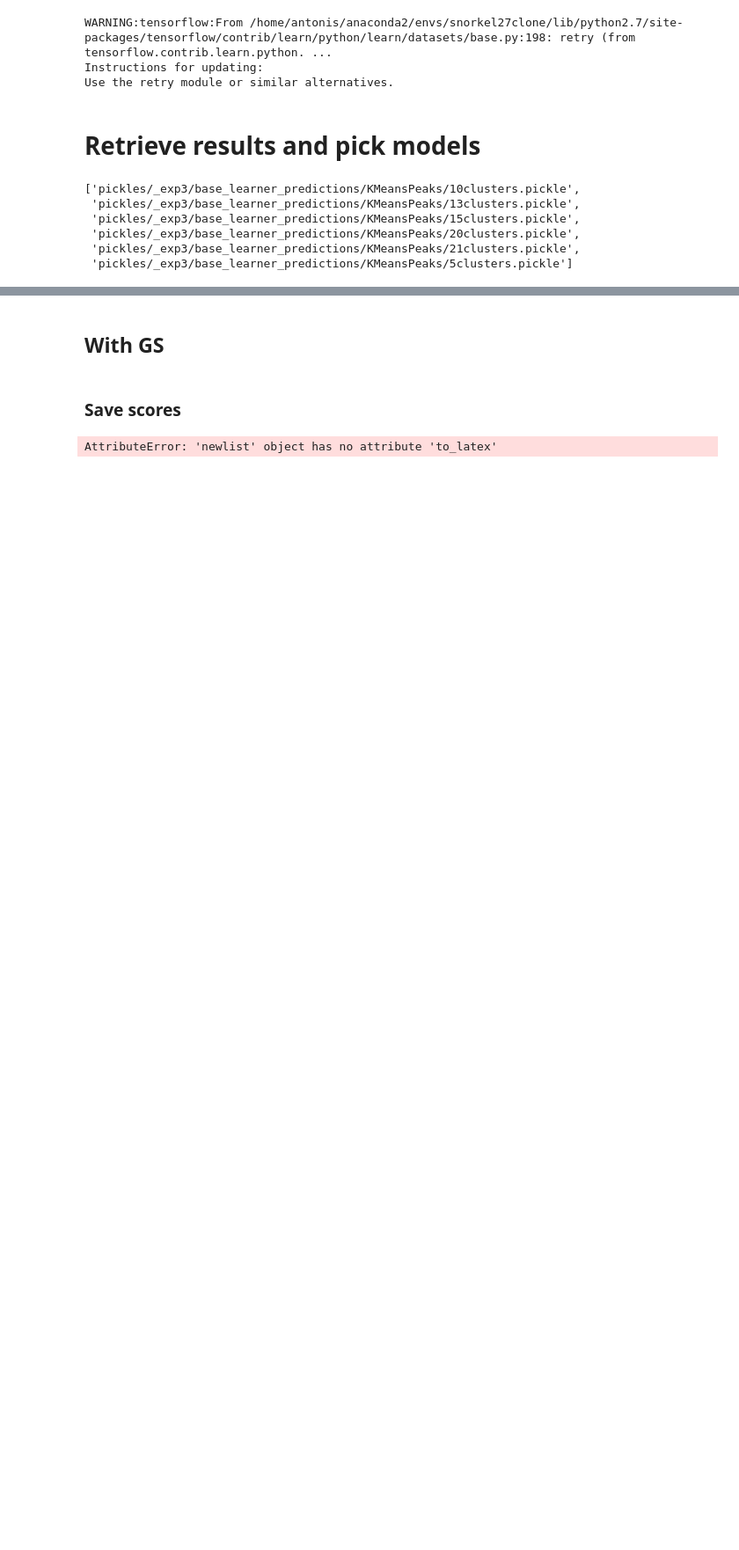
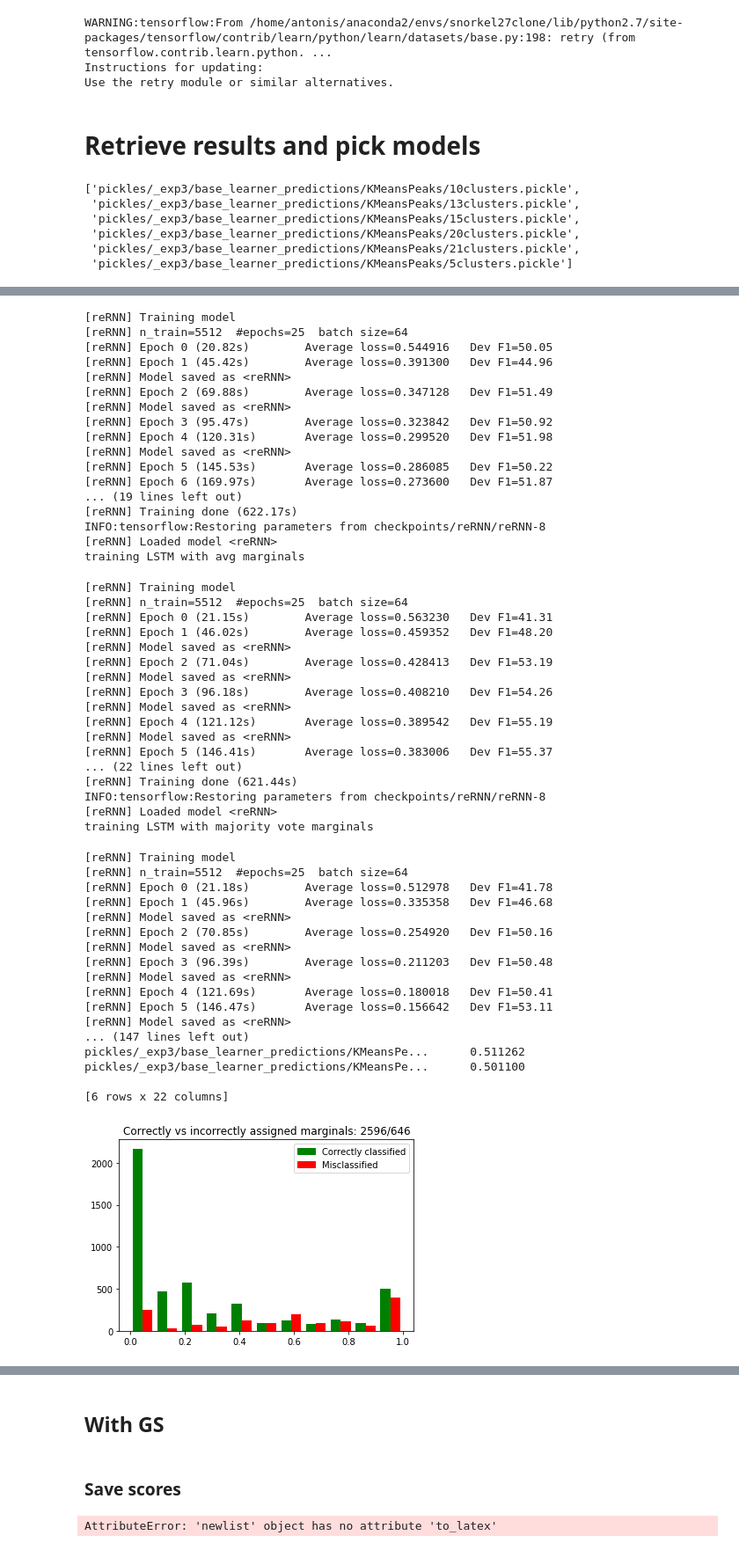
Before and after one commit to littlewine/snorkel-ml, a Jupyter notebook: my-code/benchmarking n_clusters.ipynb, the cells around one changed output, grey strips where cells are left out. Shown at 88% size. Cells and saved outputs as stored; diff of their text form; code cells hidden in the pictures; blank space fills up the shorter version.

Commit message:
run benchmark for 5,10,13,15,20,21 classif

```diff
--- a/my-code/benchmarking n_clusters.ipynb
+++ b/my-code/benchmarking n_clusters.ipynb
@@ -80,11 +80,11 @@ test_scores['n_classif'] = list(map(lambda x: x.split('/')[-1] ,test_scores.inde
 # %%
 result_dict_file = l[0]
 # %%
-for result_dict_file in l:
+for result_dict_file in l[3:]:
     print "\n\n*******************\n\n"
     with open(result_dict_file, 'rb') as f:
         results_dict = pickle.load(f)
-    print 'Loaded:\n',
+    print 'Loaded %i classifiers:\n'%len(results_dict.keys())
     print results_dict.keys()
 
     selected_models = results_dict.keys()
@@ -129,11 +129,12 @@ for result_dict_file in l:
 
 
     #** Average voting **
+    print "Average weighting vote"
     error_analysis(L_dev, L_gold_dev, average_voting=True,  save_name=result_dict_file+'AvgV.png')
 
 
     # Denoising part
-
+    print "Dependency selector"
     ## Find dependencies between LFs
     ds = DependencySelector()
 
@@ -146,13 +147,14 @@ for result_dict_file in l:
     print "Maximum nr of dependencies: %i" %len(list(combinations(L_dev.col_index.values(),2)))
 
     # GM training
-
+    print "GM training . . . "
 
 
     # without HyperParam search
     gen_model = GenerativeModel()
     gen_model.train(L_unlab)
     test_scores.loc[result_dict_file, 'GM_default_P'], test_scores.loc[result_dict_file, 'GM_default_R'], test_scores.loc[result_dict_file, 'GM_default_F1'] = majority_vote_score(L_test, L_gold_test)
+    error_analysis(L_dev, L_gold_dev, gen_model=gen_model,  save_name=result_dict_file+'GM_default.png')
     unlab_marginals_gen_default = gen_model.marginals(L_unlab)
 
     #** Hyperparameter search **
@@ -175,7 +177,7 @@ for result_dict_file in l:
     searcher = RandomSearch(GenerativeModel, param_ranges,  L_unlab, model_class_params = model_class_params , n=24 )
 
     gen_model, run_stats = searcher.fit(L_dev, L_gold_dev, n_threads=6 )
-
+    error_analysis(L_dev, L_gold_dev, gen_model=gen_model,  save_name=result_dict_file+'GM_hyperparam.png')
     test_scores.loc[result_dict_file, 'GM_hyperp_P'], test_scores.loc[result_dict_file, 'GM_hyperp_R'], test_scores.loc[result_dict_file, 'GM_hyperp_F1'] = gen_model.score(L_test, L_gold_test)
 
     # Save marginals and proceed to LSTM training
@@ -213,14 +215,14 @@ for result_dict_file in l:
     test_scores.loc[result_dict_file, 'LSTM + GM_P'], test_scores.loc[result_dict_file, 'LSTM + GM_R'], test_scores.loc[result_dict_file, 'LSTM + GM_F1'] = lstm.score(test, L_gold_test)
 
     #** with averaging marginals **
-    print "training LSTM with avg marginals (default params)"
+    print "training LSTM with avg marginals"
     lstm = reRNN(seed=1701)
     lstm.train(unlab, unlab_marginals_avg , X_dev=dev, Y_dev=L_gold_dev,  dev_ckpt_delay=0, **train_kwargs)
 
     test_scores.loc[result_dict_file, 'LSTM + AvgV_P'], test_scores.loc[result_dict_file, 'LSTM + AvgV_R'], test_scores.loc[result_dict_file, 'LSTM + AvgV F1'] = lstm.score(test, L_gold_test)
 
     lstm = reRNN(seed=1701)
-    print "training LSTM with majority vote marginals (default params)"
+    print "training LSTM with majority vote marginals"
     lstm.train(unlab, unlab_marginals_maj , X_dev=dev, Y_dev=L_gold_dev, dev_ckpt_delay=0, **train_kwargs)
 
     test_scores.loc[result_dict_file, 'LSTM + MV_P'], test_scores.loc[result_dict_file, 'LSTM + MV_R'], test_scores.loc[result_dict_file, 'LSTM + MV_F1'] = lstm.score(test, L_gold_test)
@@ -239,0 +401,52 @@ Loaded:
+[reRNN] Training model
+[reRNN] n_train=5512  #epochs=25  batch size=64
+[reRNN] Epoch 0 (20.82s)        Average loss=0.544916   Dev F1=50.05
+[reRNN] Epoch 1 (45.42s)        Average loss=0.391300   Dev F1=44.96
+[reRNN] Model saved as <reRNN>
+[reRNN] Epoch 2 (69.88s)        Average loss=0.347128   Dev F1=51.49
+[reRNN] Model saved as <reRNN>
+[reRNN] Epoch 3 (95.47s)        Average loss=0.323842   Dev F1=50.92
+[reRNN] Epoch 4 (120.31s)       Average loss=0.299520   Dev F1=51.98
+[reRNN] Model saved as <reRNN>
+[reRNN] Epoch 5 (145.53s)       Average loss=0.286085   Dev F1=50.22
+[reRNN] Epoch 6 (169.97s)       Average loss=0.273600   Dev F1=51.87
+... (19 lines left out)
+[reRNN] Training done (622.17s)
+INFO:tensorflow:Restoring parameters from checkpoints/reRNN/reRNN-8
+[reRNN] Loaded model <reRNN>
+training LSTM with avg marginals
+[reRNN] Training model
+[reRNN] n_train=5512  #epochs=25  batch size=64
+[reRNN] Epoch 0 (21.15s)        Average loss=0.563230   Dev F1=41.31
+[reRNN] Epoch 1 (46.02s)        Average loss=0.459352   Dev F1=48.20
+[reRNN] Model saved as <reRNN>
+[reRNN] Epoch 2 (71.04s)        Average loss=0.428413   Dev F1=53.19
+[reRNN] Model saved as <reRNN>
+[reRNN] Epoch 3 (96.18s)        Average loss=0.408210   Dev F1=54.26
+[reRNN] Model saved as <reRNN>
+[reRNN] Epoch 4 (121.12s)       Average loss=0.389542   Dev F1=55.19
+[reRNN] Model saved as <reRNN>
+[reRNN] Epoch 5 (146.41s)       Average loss=0.383006   Dev F1=55.37
+... (22 lines left out)
+[reRNN] Training done (621.44s)
+INFO:tensorflow:Restoring parameters from checkpoints/reRNN/reRNN-8
+[reRNN] Loaded model <reRNN>
+training LSTM with majority vote marginals
+[reRNN] Training model
+[reRNN] n_train=5512  #epochs=25  batch size=64
+[reRNN] Epoch 0 (21.18s)        Average loss=0.512978   Dev F1=41.78
+[reRNN] Epoch 1 (45.96s)        Average loss=0.335358   Dev F1=46.68
+[reRNN] Model saved as <reRNN>
+[reRNN] Epoch 2 (70.85s)        Average loss=0.254920   Dev F1=50.16
+[reRNN] Model saved as <reRNN>
+[reRNN] Epoch 3 (96.39s)        Average loss=0.211203   Dev F1=50.48
+[reRNN] Model saved as <reRNN>
+[reRNN] Epoch 4 (121.69s)       Average loss=0.180018   Dev F1=50.41
+[reRNN] Epoch 5 (146.47s)       Average loss=0.156642   Dev F1=53.11
+[reRNN] Model saved as <reRNN>
+... (147 lines left out)
+pickles/_exp3/base_learner_predictions/KMeansPe...      0.511262
+pickles/_exp3/base_learner_predictions/KMeansPe...      0.501100
+
+[6 rows x 22 columns]
+[figure, added]
```
Also changed, not shown: parts of 12 cells of this notebook.
